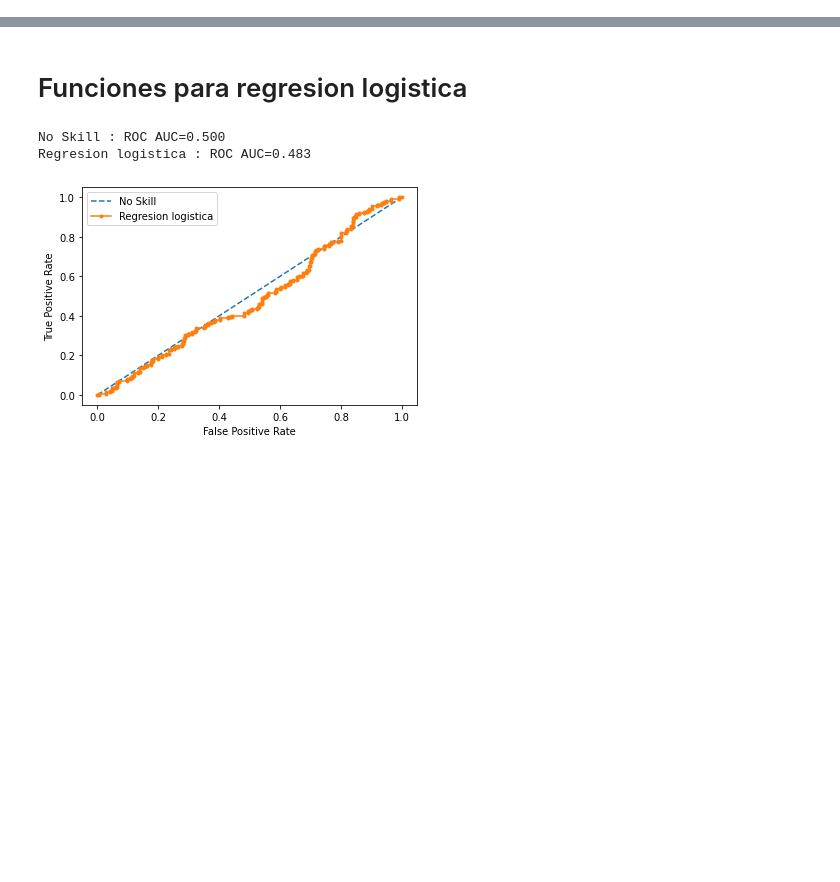
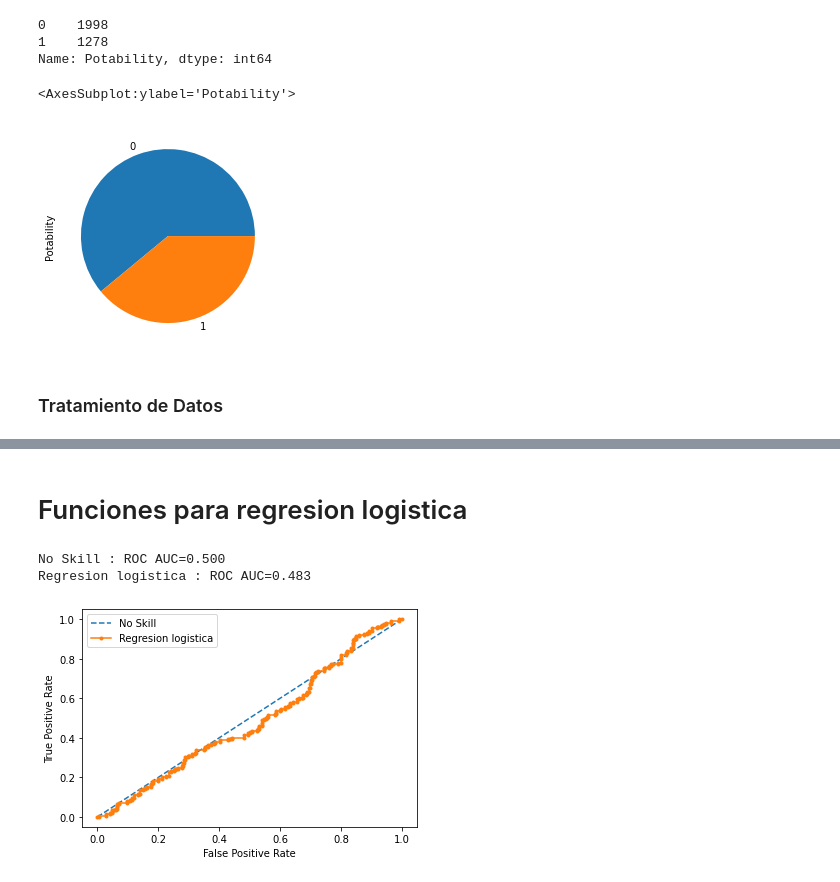
Before and after one commit to miferr/Aprendizaje-Automatico, a Jupyter notebook: Proyecto/Regresion lineal proyecto AA.ipynb, the cells around one changed output, grey strips where cells are left out. Cells and saved outputs as stored; diff of their text form; code cells hidden in the pictures; blank space fills up the shorter version.

```diff
--- a/Proyecto/Regresion lineal proyecto AA.ipynb
+++ b/Proyecto/Regresion lineal proyecto AA.ipynb
@@ -0,0 +17,3 @@
+# %%
+datos = pd.read_csv("water_potability.csv")
+datos.head()
@@ -0,0 +56,13 @@
+# %%
+datos.Potability.value_counts()
+# %% [output]
+0    1998
+1    1278
+Name: Potability, dtype: int64
+# %%
+datos.Potability.value_counts().plot(kind='pie')
+# %% [output]
+<AxesSubplot:ylabel='Potability'>
+[figure, added]
+# %% [markdown]
+### Tratamiento de Datos
```
Also changed, not shown: parts of 22 cells of this notebook.
